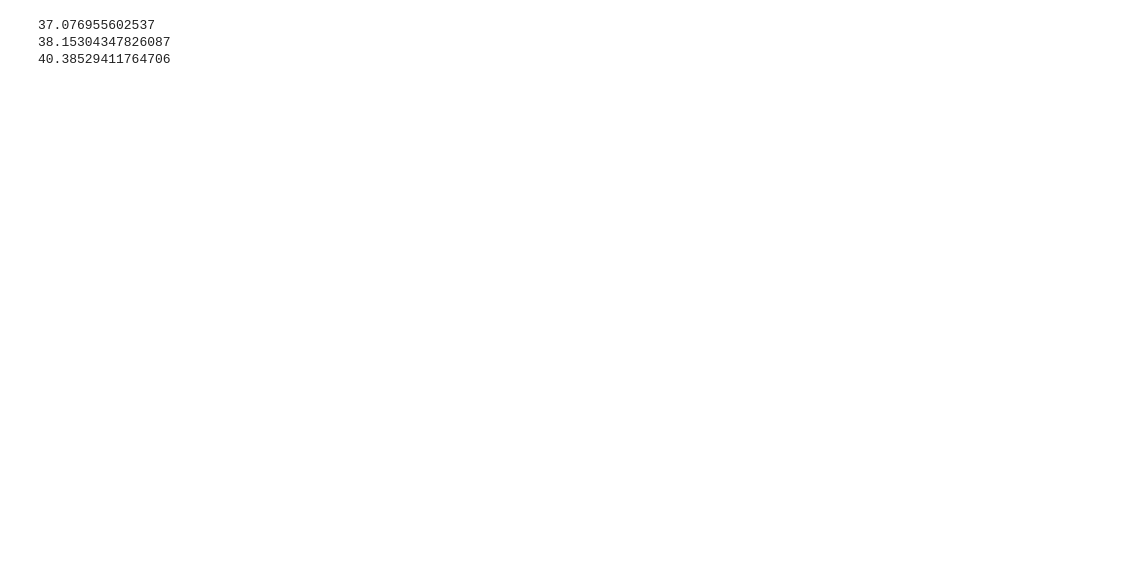
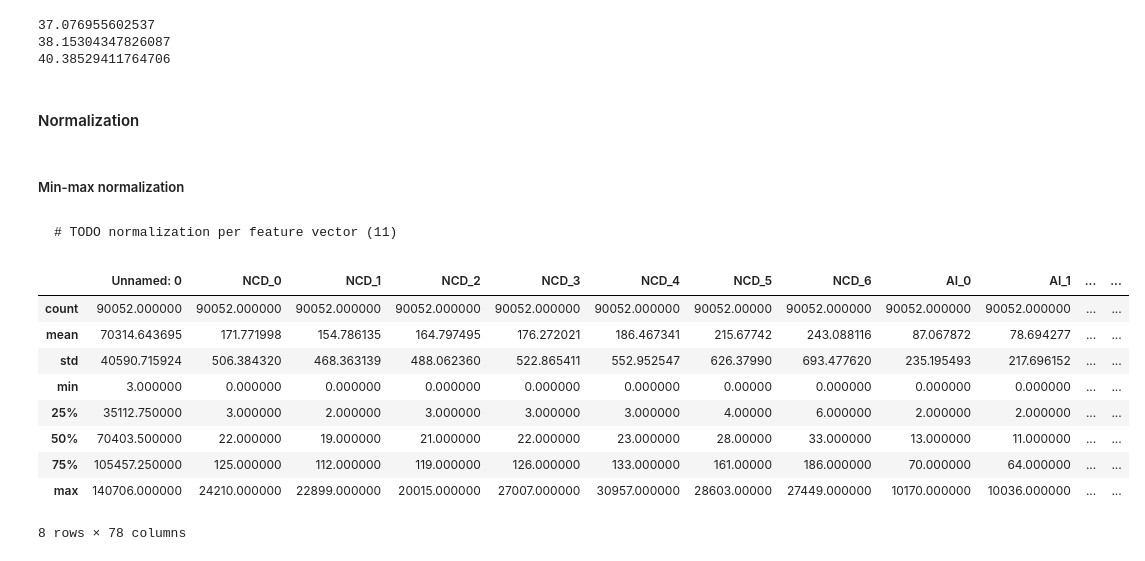
Before and after one commit to Dianna22/ML, a Jupyter notebook: SocialMediaBUZZ/data_preprocessing.ipynb, the cells around one changed output. Cells and saved outputs as stored; diff of their text form; code cells hidden in the pictures; blank space fills up the shorter version.

````diff
--- a/SocialMediaBUZZ/data_preprocessing.ipynb
+++ b/SocialMediaBUZZ/data_preprocessing.ipynb
@@ -29,3 +44,13 @@ print(Y_test.value_counts()[0]/Y_test.value_counts()[1])
 37.076955602537
 38.15304347826087
 40.38529411764706
+# %% [markdown]
+#### Normalization
+# %% [markdown]
+##### Min-max normalization
+# %% [markdown]
+
+
+```
+# TODO normalization per feature vector (11)
+```
@@ -31,0 +61,13 @@ print(Y_test.value_counts()[0]/Y_test.value_counts()[1])
+# %%
+pd.DataFrame(X_train).describe()
+# %% [output]
+|  | Unnamed: 0 | NCD_0 | NCD_1 | NCD_2 | NCD_3 | NCD_4 | NCD_5 | NCD_6 | AI_0 | AI_1 | ... | ... |
+| count | 90052.000000 | 90052.000000 | 90052.000000 | 90052.000000 | 90052.000000 | 90052.000000 | 90052.00000 | 90052.000000 | 90052.000000 | 90052.000000 | ... | ... |
+| mean | 70314.643695 | 171.771998 | 154.786135 | 164.797495 | 176.272021 | 186.467341 | 215.67742 | 243.088116 | 87.067872 | 78.694277 | ... | ... |
+| std | 40590.715924 | 506.384320 | 468.363139 | 488.062360 | 522.865411 | 552.952547 | 626.37990 | 693.477620 | 235.195493 | 217.696152 | ... | ... |
+| min | 3.000000 | 0.000000 | 0.000000 | 0.000000 | 0.000000 | 0.000000 | 0.00000 | 0.000000 | 0.000000 | 0.000000 | ... | ... |
+| 25% | 35112.750000 | 3.000000 | 2.000000 | 3.000000 | 3.000000 | 3.000000 | 4.00000 | 6.000000 | 2.000000 | 2.000000 | ... | ... |
+| 50% | 70403.500000 | 22.000000 | 19.000000 | 21.000000 | 22.000000 | 23.000000 | 28.00000 | 33.000000 | 13.000000 | 11.000000 | ... | ... |
+| 75% | 105457.250000 | 125.000000 | 112.000000 | 119.000000 | 126.000000 | 133.000000 | 161.00000 | 186.000000 | 70.000000 | 64.000000 | ... | ... |
+| max | 140706.000000 | 24210.000000 | 22899.000000 | 20015.000000 | 27007.000000 | 30957.000000 | 28603.00000 | 27449.000000 | 10170.000000 | 10036.000000 | ... | ... |
+8 rows × 78 columns
````
Also changed, not shown: parts of 51 cells of this notebook.
